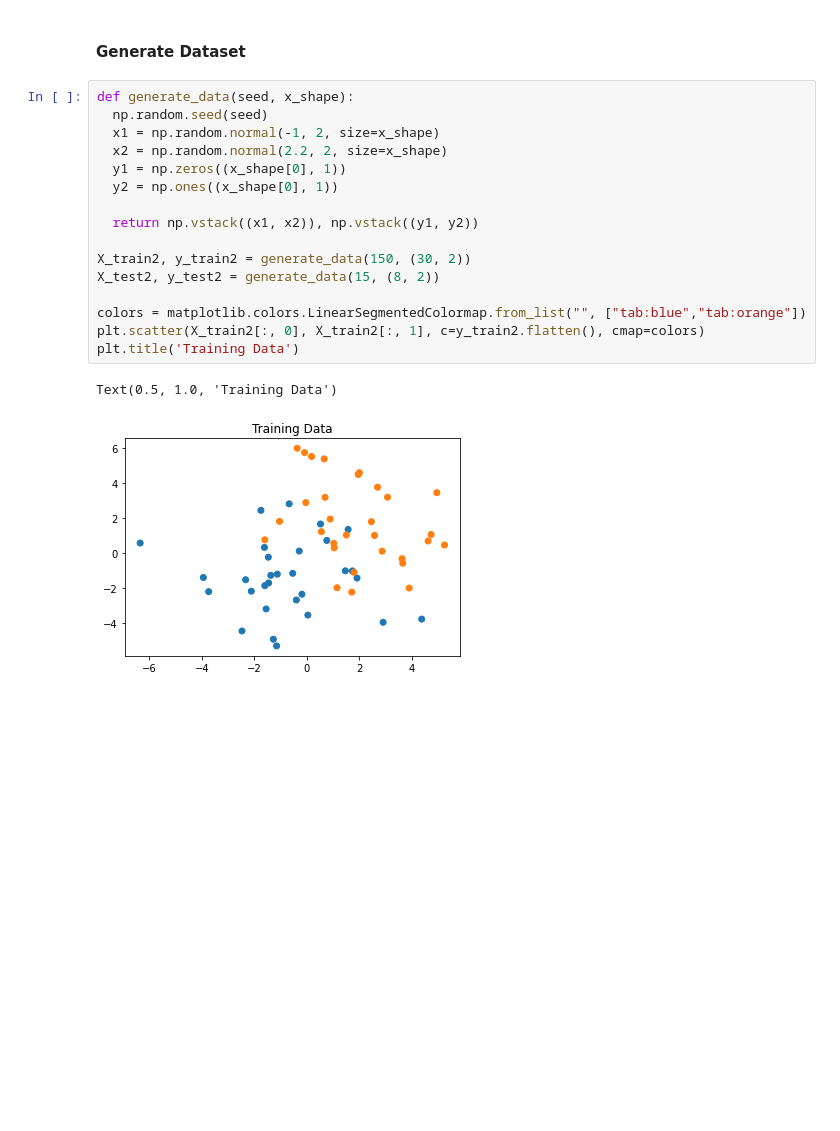
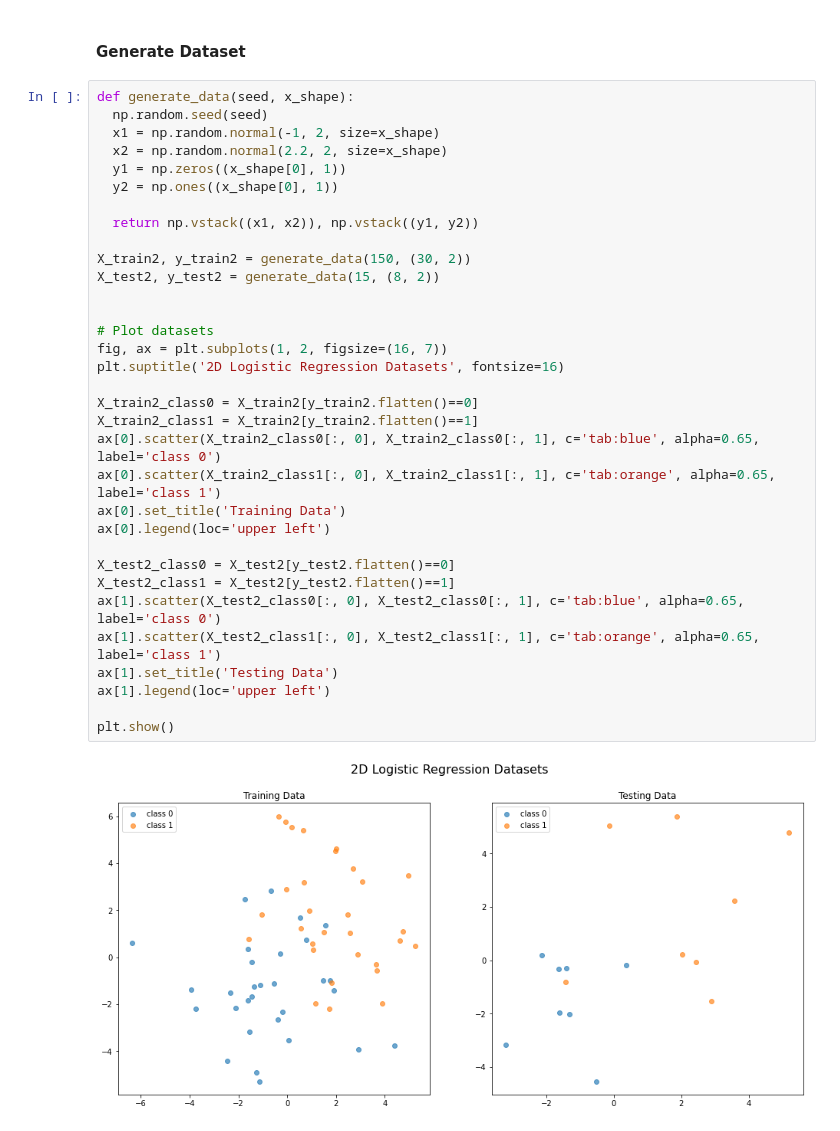
Before and after one commit to jacobdwatters/Machine-Learning-Basics, a Jupyter notebook: logistic_regression/01_logistic_regression_numpy.ipynb, the cells around one changed output. Cells and saved outputs as stored; diff of their text form; blank space fills up the shorter version.

```diff
--- a/logistic_regression/01_logistic_regression_numpy.ipynb
+++ b/logistic_regression/01_logistic_regression_numpy.ipynb
@@ -280,19 +282,35 @@ Now let's take a look at fitting a logistic regression model to a dataset with m
 # %%
 def generate_data(seed, x_shape):
   np.random.seed(seed)
   x1 = np.random.normal(-1, 2, size=x_shape)
   x2 = np.random.normal(2.2, 2, size=x_shape)
   y1 = np.zeros((x_shape[0], 1))
   y2 = np.ones((x_shape[0], 1))
 
   return np.vstack((x1, x2)), np.vstack((y1, y2))
 
 X_train2, y_train2 = generate_data(150, (30, 2))
 X_test2, y_test2 = generate_data(15, (8, 2))
 
-colors = matplotlib.colors.LinearSegmentedColormap.from_list("", ["tab:blue","tab:orange"])
-plt.scatter(X_train2[:, 0], X_train2[:, 1], c=y_train2.flatten(), cmap=colors)
-plt.title('Training Data')
+
+# Plot datasets
+fig, ax = plt.subplots(1, 2, figsize=(16, 7))
+plt.suptitle('2D Logistic Regression Datasets', fontsize=16)
+
+X_train2_class0 = X_train2[y_train2.flatten()==0]
+X_train2_class1 = X_train2[y_train2.flatten()==1]
+ax[0].scatter(X_train2_class0[:, 0], X_train2_class0[:, 1], c='tab:blue', alpha=0.65, label='class 0')
+ax[0].scatter(X_train2_class1[:, 0], X_train2_class1[:, 1], c='tab:orange', alpha=0.65, label='class 1')
+ax[0].set_title('Training Data')
+ax[0].legend(loc='upper left')
+
+X_test2_class0 = X_test2[y_test2.flatten()==0]
+X_test2_class1 = X_test2[y_test2.flatten()==1]
+ax[1].scatter(X_test2_class0[:, 0], X_test2_class0[:, 1], c='tab:blue', alpha=0.65, label='class 0')
+ax[1].scatter(X_test2_class1[:, 0], X_test2_class1[:, 1], c='tab:orange', alpha=0.65, label='class 1')
+ax[1].set_title('Testing Data')
+ax[1].legend(loc='upper left')
+
+plt.show()
 # %% [output]
-Text(0.5, 1.0, 'Training Data')
-[figure, old version]
+[figure, new version]
```
Also changed, not shown: parts of 4 cells of this notebook.
